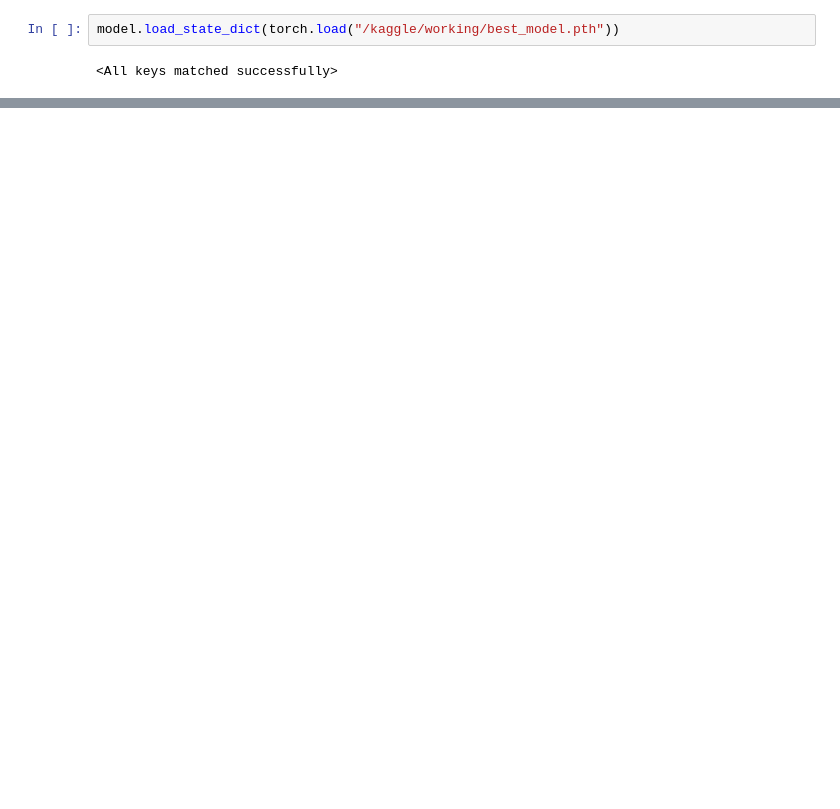
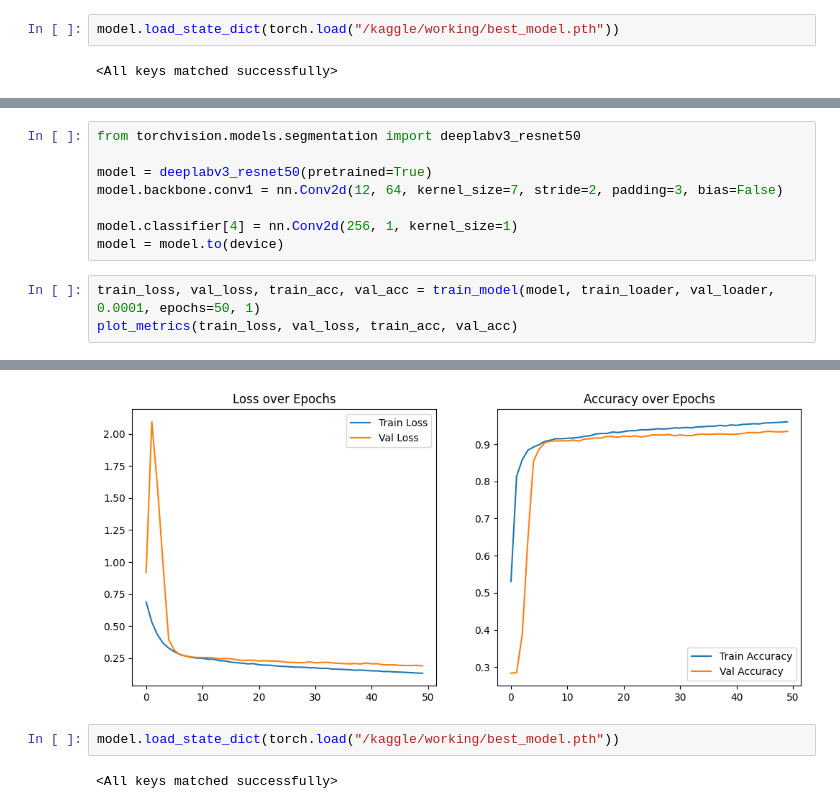
Before and after one commit to meissa20/Water_Segmentation, a Jupyter notebook: water_segmentation.ipynb, the cells around one changed output, grey strips where cells are left out. Drawn from its saved outputs; the diff is of its cells as text; blank space fills up the shorter version.

```diff
--- a/water_segmentation.ipynb
+++ b/water_segmentation.ipynb
@@ -318,0 +457,12 @@ Test Accuracy: 0.8892
+# %%
+from torchvision.models.segmentation import deeplabv3_resnet50
+
+model = deeplabv3_resnet50(pretrained=True)
+model.backbone.conv1 = nn.Conv2d(12, 64, kernel_size=7, stride=2, padding=3, bias=False)
+
+model.classifier[4] = nn.Conv2d(256, 1, kernel_size=1)
+model = model.to(device)
+# %%
+train_loss, val_loss, train_acc, val_acc = train_model(model, train_loader, val_loader, 0.0001, epochs=50, 1)
+plot_metrics(train_loss, val_loss, train_acc, val_acc)
+# %% [output]
@@ -318,0 +486,5 @@ Test Accuracy: 0.8892
+[figure, added]
+# %%
+model.load_state_dict(torch.load("/kaggle/working/best_model.pth"))
+# %% [output]
+<All keys matched successfully>
```
Also changed, not shown: parts of 21 cells of this notebook.
